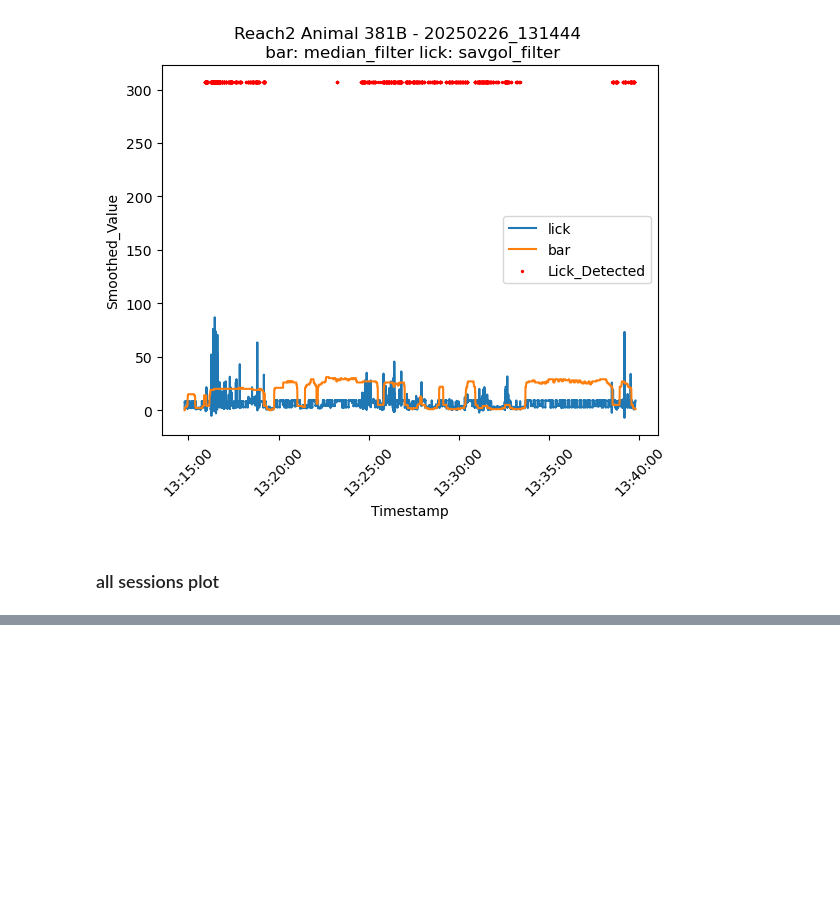
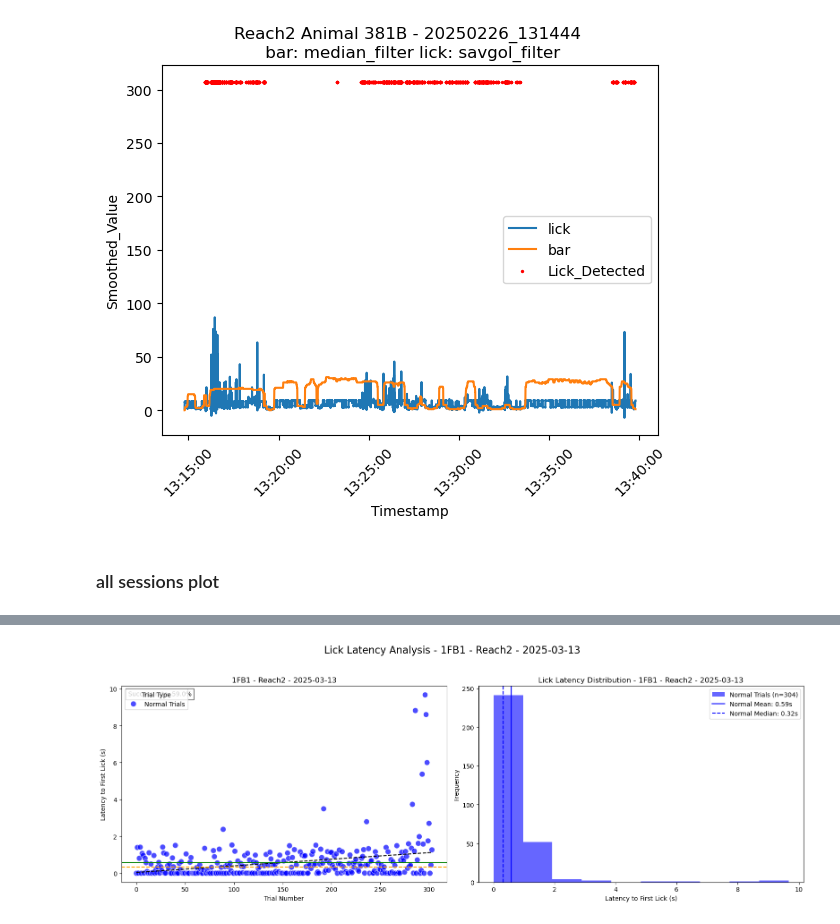
Before and after one commit to surlab/Behavior_Code_Emma, a Jupyter notebook: python/behavior_analysis.ipynb, the cells around one changed output, grey strips where cells are left out. Cells and saved outputs as stored; diff of their text form; code cells hidden in the pictures; blank space fills up the shorter version.

Commit message:
working on summary plots to visualize training across days, added opto analysis, lots of cursor generated code reviewed by me

```diff
--- a/python/behavior_analysis.ipynb
+++ b/python/behavior_analysis.ipynb
@@ -1075,0 +1736,9 @@ fig.show()
+# %%
+filepath = '/Users/emmaodom/MIT Dropbox/Emma Odom/Emma/Reach_Task_Master/lick_reaching_data/1FB1/1FB1_Reach2_20250313_150424.txt'
+fig = visualize_lick_latency(filepath)
+plt.show()
+
+# Save the visualization
+fig.savefig(f'lick_latency_analysis_{os.path.basename(filepath)[:-4]}.png', dpi=300)
+# %% [output]
+[figure, added]
```
Also changed, not shown: parts of 21 cells of this notebook, 11 other files.
